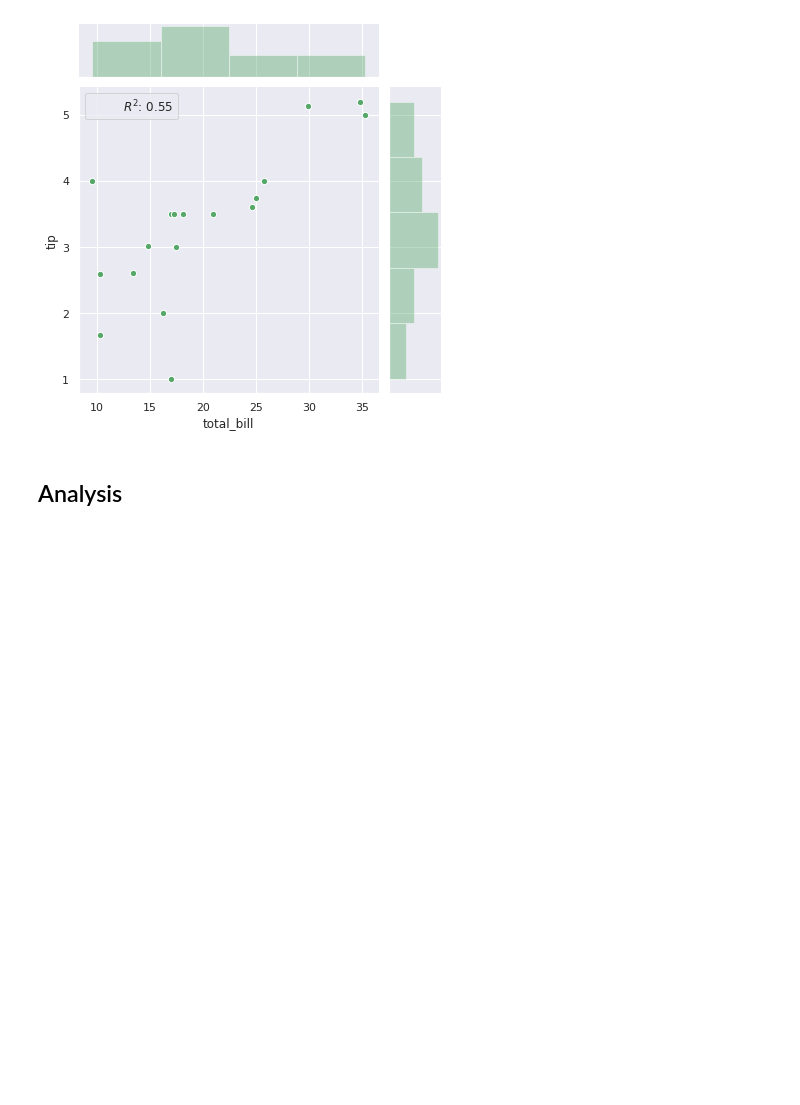
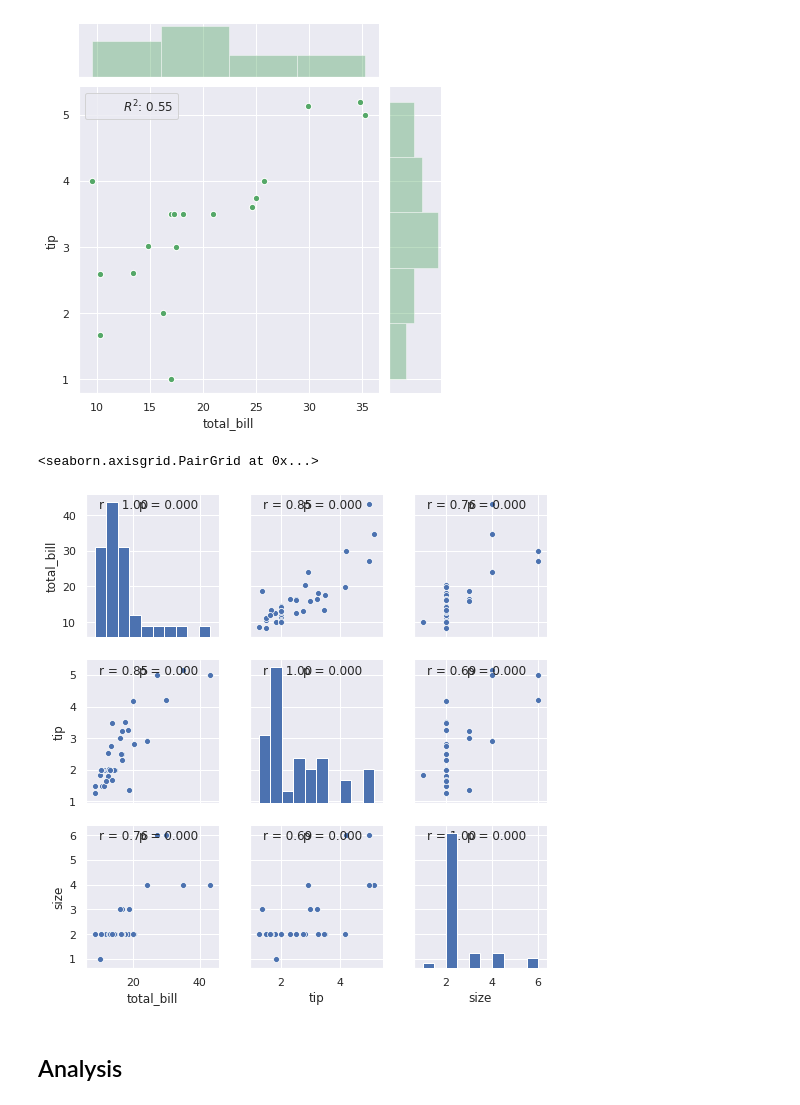
Before and after one commit to neadie/FundamentalsOfDataAnalysisProject, a Jupyter notebook: DataAnalyticsFundamentals.ipynb, the cells around one changed output. Drawn from its saved outputs; the diff is of its cells as text; code cells hidden in the pictures; blank space fills up the shorter version.

```diff
--- a/DataAnalyticsFundamentals.ipynb
+++ b/DataAnalyticsFundamentals.ipynb
@@ -9,7 +9,18 @@ import numpy as np
 import matplotlib.pyplot as plt
 import seaborn as sns
 from scipy import stats
+from scipy.stats import pearsonr
 sns.set(color_codes=True)
+
+
+def corrfunc(x, y, **kws):
+    (r, p) = pearsonr(x, y)
+    ax = plt.gca()
+    ax.annotate("r = {:.2f} ".format(r),
+                xy=(.1, .9), xycoords=ax.transAxes)
+    ax.annotate("p = {:.3f}".format(p),
+                xy=(.4, .9), xycoords=ax.transAxes)
+
 tips = sns.load_dataset("tips")
 tips.head()
 # %% [output]
@@ -409,3 +491,9 @@ rsquare = lambda a, b: stats.pearsonr(a, b)[0] ** 2
 g = g.annotate(rsquare, template="{stat}: {val:.2f}",stat="$R^2$", loc="upper left", fontsize=12)
 # %% [output]
 [figure]
+# %%
+graph = sns.pairplot((tips.loc[(tips.loc[:,'sex']== 'Female')  & (tips.loc[:,'time'] == 'Lunch')]))
+graph.map(corrfunc)
+# %% [output]
+<seaborn.axisgrid.PairGrid at 0x...>
+[figure, added]
```
Also changed, not shown: parts of 11 cells of this notebook.
